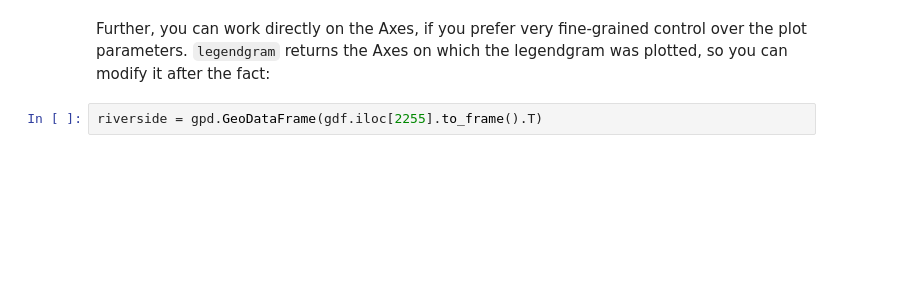
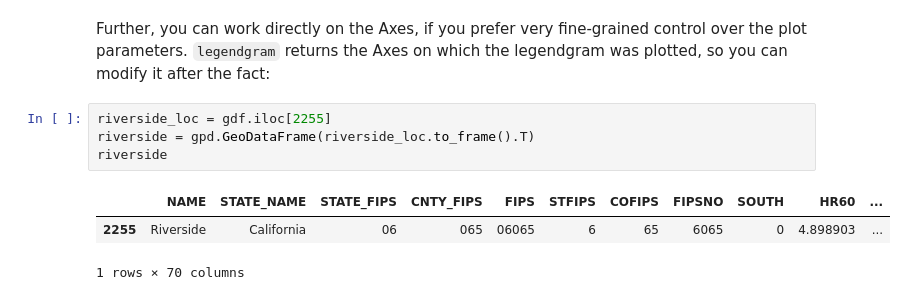
Before and after one commit to pysal/mapclassify, a Jupyter notebook: notebooks/09_legendgram.ipynb, the cells around one changed output. Saved outputs shown, nothing was run; the diff lists cells and outputs as text; blank space fills up the shorter version.

```diff
--- a/notebooks/09_legendgram.ipynb
+++ b/notebooks/09_legendgram.ipynb
@@ -69,5 +82,11 @@ hax.get_ylim()
 # %% [markdown]
 Further, you can work directly on the Axes, if you prefer very fine-grained control over the plot parameters. `legendgram` returns the Axes on which the legendgram was plotted, so you can modify it after the fact:
 # %%
-riverside = gpd.GeoDataFrame(gdf.iloc[2255].to_frame().T)
+riverside_loc = gdf.iloc[2255]
+riverside = gpd.GeoDataFrame(riverside_loc.to_frame().T)
+riverside
+# %% [output]
+|  | NAME | STATE_NAME | STATE_FIPS | CNTY_FIPS | FIPS | STFIPS | COFIPS | FIPSNO | SOUTH | HR60 | ... |
+| 2255 | Riverside | California | 06 | 065 | 06065 | 6 | 65 | 6065 | 0 | 4.898903 | ... |
+1 rows × 70 columns
 # %%
```
Also changed, not shown: parts of 4 cells of this notebook, 4 other files.
